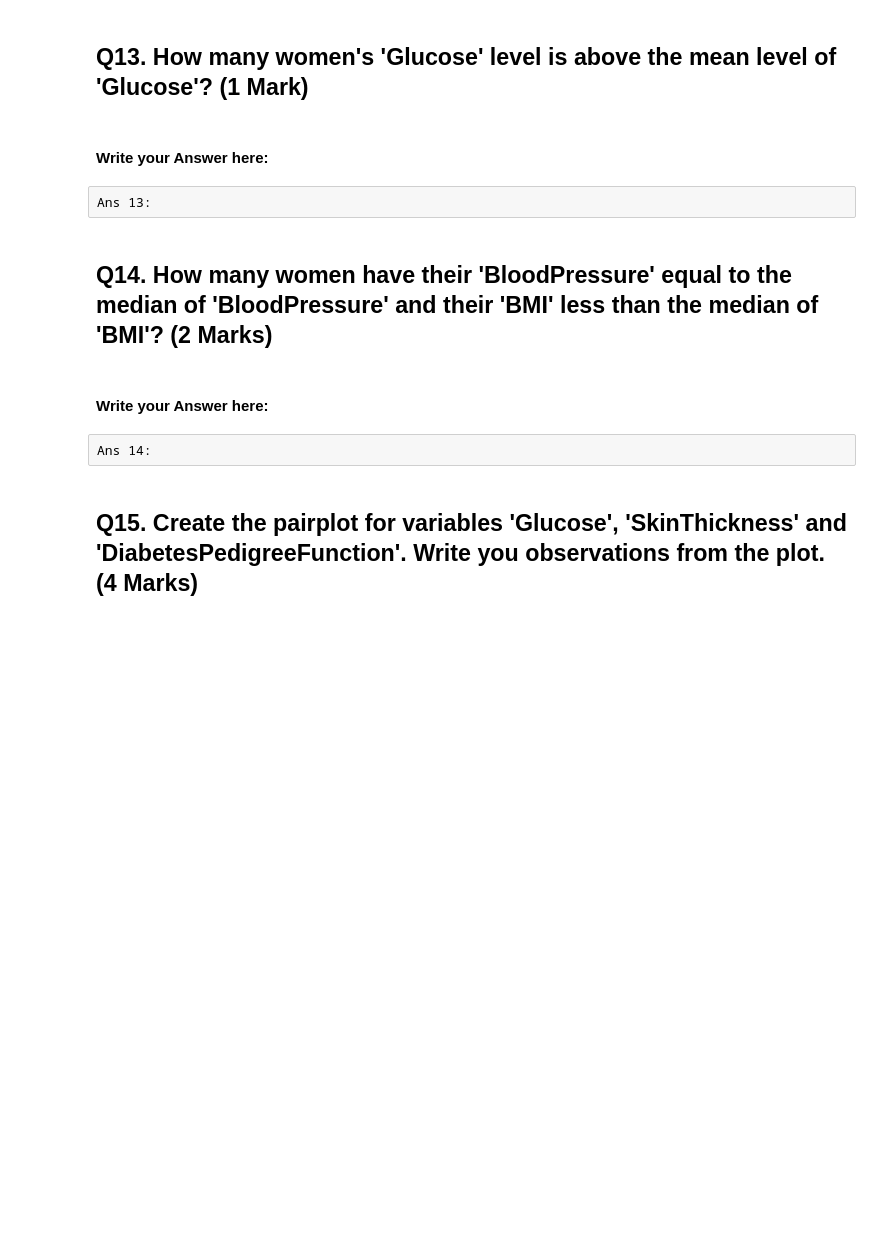
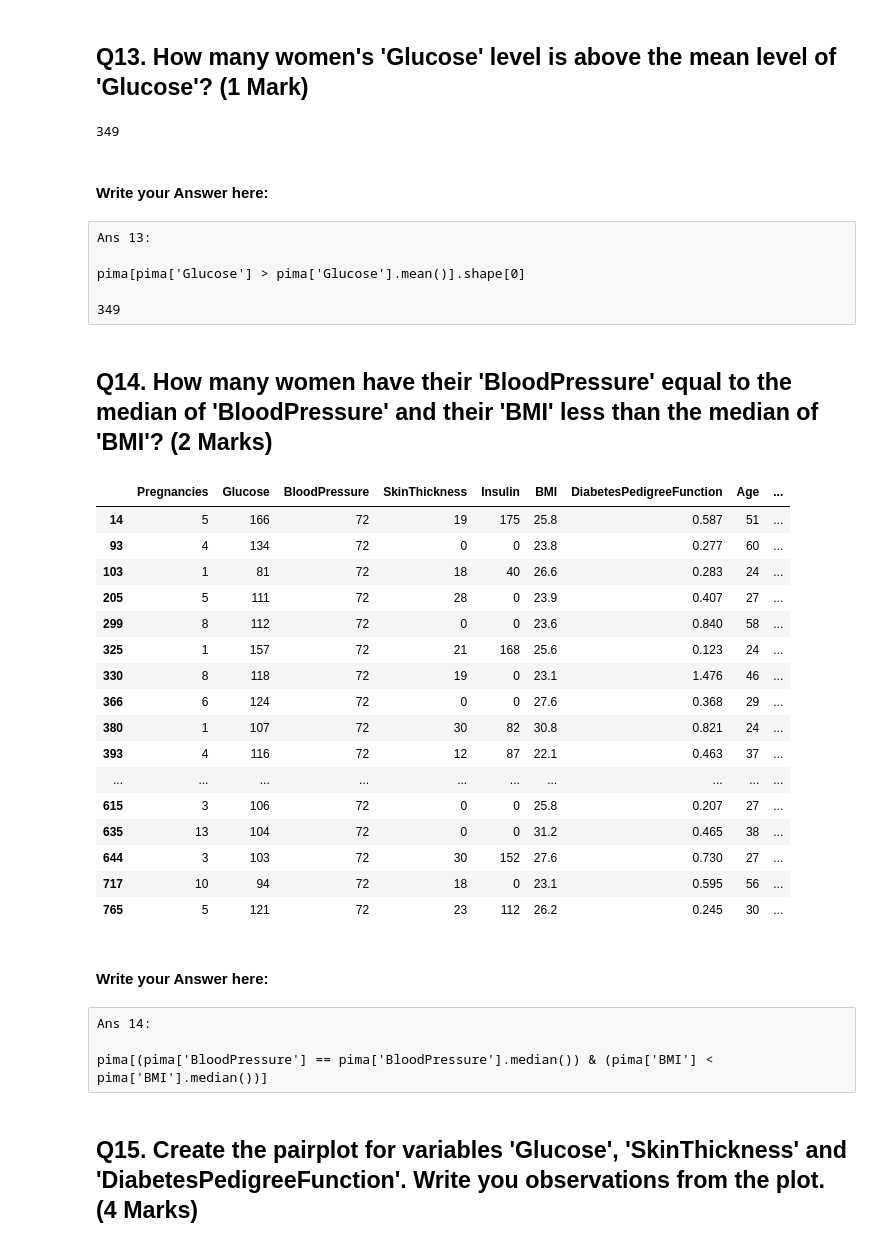
Before and after one commit to MikkoDT/MSAI516_Advanced_Programming_Language, a Jupyter notebook: Finals/MSAI_516_Project_Diabetes_Analysis.ipynb, the cells around one changed output. Saved outputs shown, nothing was run; the diff lists cells and outputs as text; code cells hidden in the pictures; blank space fills up the shorter version.

```diff
--- a/Finals/MSAI_516_Project_Diabetes_Analysis.ipynb
+++ b/Finals/MSAI_516_Project_Diabetes_Analysis.ipynb
@@ -275,21 +302,47 @@ Ans 12:
 # %%
 #remove _____ & write the appropriate function name
 
-pima[pima['Glucose']>pima['Glucose']._____()].shape[0]
+pima[pima['Glucose'] > pima['Glucose'].mean()].shape[0]
+# %% [output]
+349
 # %% [markdown]
 #### Write your Answer here:
-# %% [raw]
-Ans 13:
+# %% [raw]
+Ans 13:
+
+pima[pima['Glucose'] > pima['Glucose'].mean()].shape[0]
+
+349
 # %% [markdown]
 ## Q14. How many women have their 'BloodPressure' equal to the median of 'BloodPressure' and their 'BMI' less than the median of 'BMI'? (2 Marks)
 # %%
 #remove _____ & write the appropriate column name
 
-pima[(pima['BloodPressure']==pima['BloodPressure'].______()) & (pima['BMI']<pima['BMI']._______())]
+pima[(pima['BloodPressure'] == pima['BloodPressure'].median()) & (pima['BMI'] < pima['BMI'].median())]
+# %% [output]
+|  | Pregnancies | Glucose | BloodPressure | SkinThickness | Insulin | BMI | DiabetesPedigreeFunction | Age | ... |
+| 14 | 5 | 166 | 72 | 19 | 175 | 25.8 | 0.587 | 51 | ... |
+| 93 | 4 | 134 | 72 | 0 | 0 | 23.8 | 0.277 | 60 | ... |
+| 103 | 1 | 81 | 72 | 18 | 40 | 26.6 | 0.283 | 24 | ... |
+| 205 | 5 | 111 | 72 | 28 | 0 | 23.9 | 0.407 | 27 | ... |
+| 299 | 8 | 112 | 72 | 0 | 0 | 23.6 | 0.840 | 58 | ... |
+| 325 | 1 | 157 | 72 | 21 | 168 | 25.6 | 0.123 | 24 | ... |
+| 330 | 8 | 118 | 72 | 19 | 0 | 23.1 | 1.476 | 46 | ... |
+| 366 | 6 | 124 | 72 | 0 | 0 | 27.6 | 0.368 | 29 | ... |
+| 380 | 1 | 107 | 72 | 30 | 82 | 30.8 | 0.821 | 24 | ... |
+| 393 | 4 | 116 | 72 | 12 | 87 | 22.1 | 0.463 | 37 | ... |
+| ... | ... | ... | ... | ... | ... | ... | ... | ... | ... |
+| 615 | 3 | 106 | 72 | 0 | 0 | 25.8 | 0.207 | 27 | ... |
+| 635 | 13 | 104 | 72 | 0 | 0 | 31.2 | 0.465 | 38 | ... |
+| 644 | 3 | 103 | 72 | 30 | 152 | 27.6 | 0.730 | 27 | ... |
+| 717 | 10 | 94 | 72 | 18 | 0 | 23.1 | 0.595 | 56 | ... |
+| 765 | 5 | 121 | 72 | 23 | 112 | 26.2 | 0.245 | 30 | ... |
 # %% [markdown]
 #### Write your Answer here:
-# %% [raw]
-Ans 14:
+# %% [raw]
+Ans 14:
+
+pima[(pima['BloodPressure'] == pima['BloodPressure'].median()) & (pima['BMI'] < pima['BMI'].median())]
 # %% [markdown]
 ## Q15. Create the pairplot for variables 'Glucose', 'SkinThickness' and 'DiabetesPedigreeFunction'. Write you observations from the plot. (4 Marks)
 # %%
```
Also changed, not shown: parts of 4 cells of this notebook.
